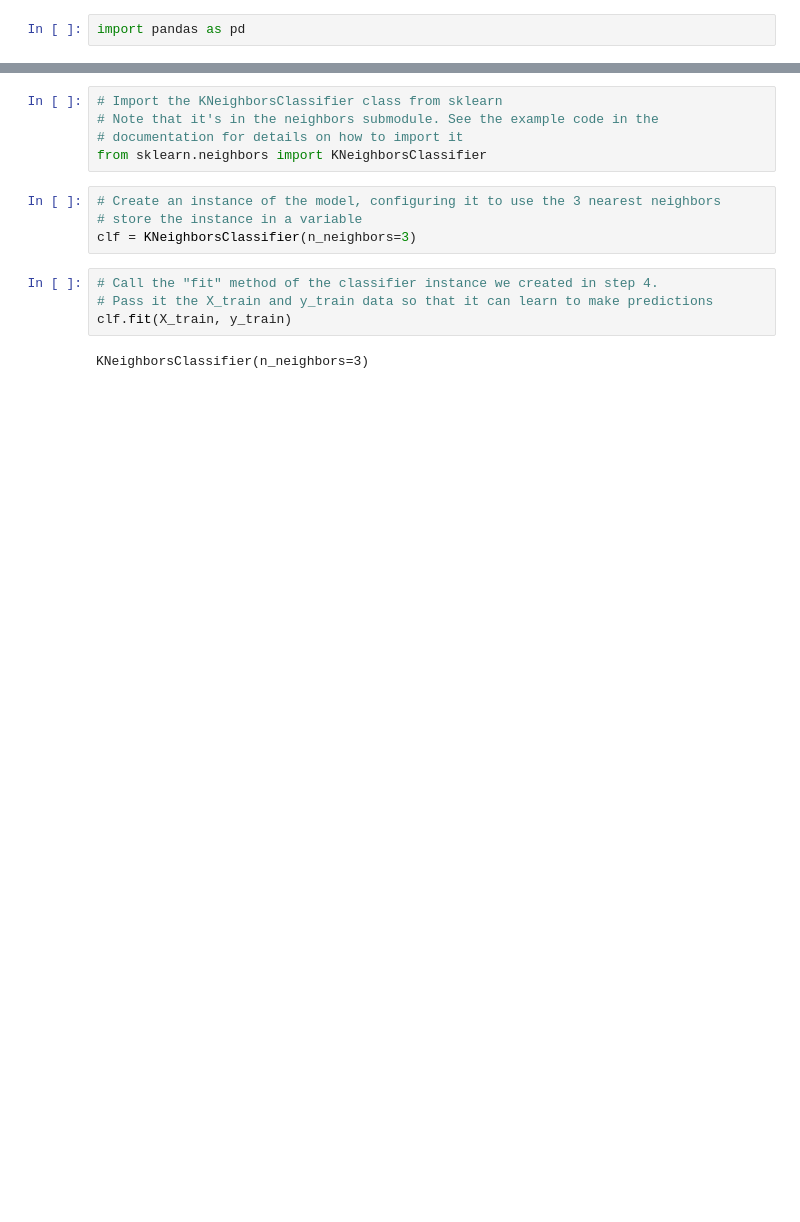
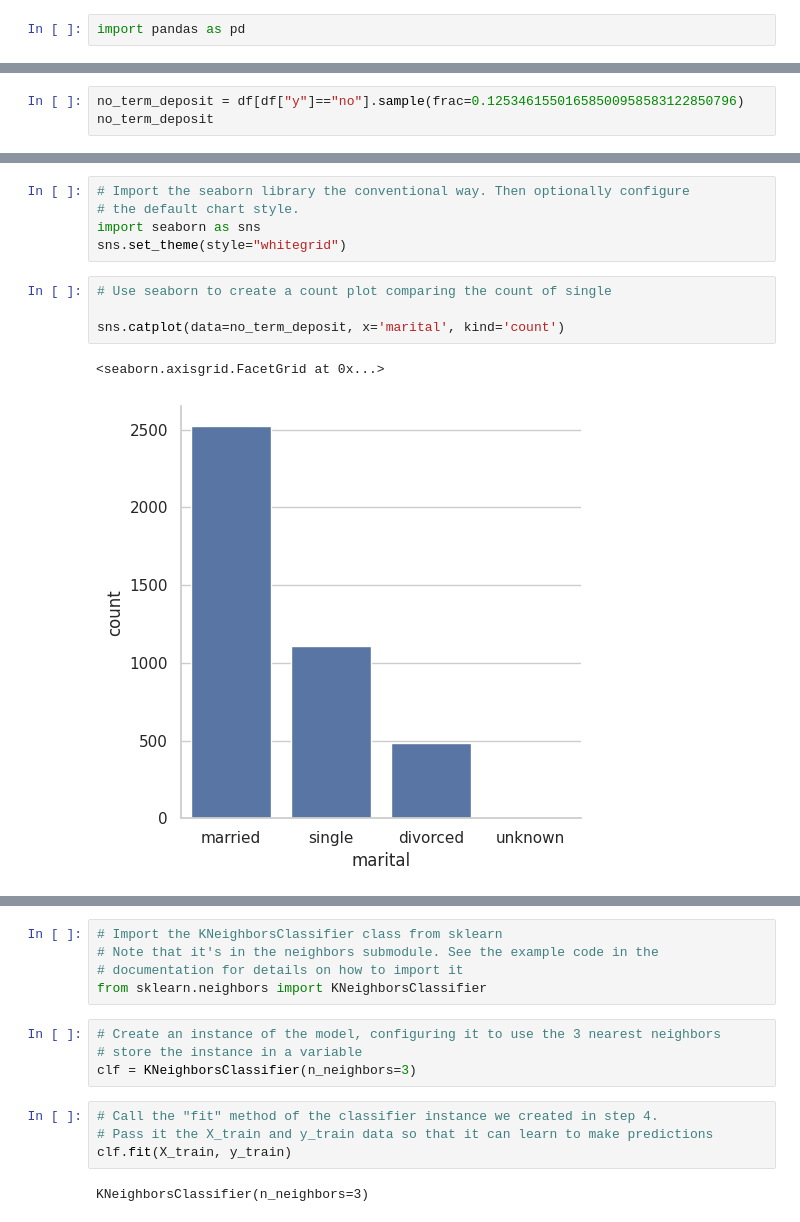
Before and after one commit to jrfanfan/Android_temp_con, a Jupyter notebook: Copy_of_starter_bank.ipynb, the cells around one changed output, grey strips where cells are left out. Drawn from its saved outputs; the diff is of its cells as text; blank space fills up the shorter version.

```diff
--- a/Copy_of_starter_bank.ipynb
+++ b/Copy_of_starter_bank.ipynb
@@ -54,0 +23,3 @@ sns.countplot(x='marital', data=no_term_single_student)
+# %%
+no_term_deposit = df[df["y"]=="no"].sample(frac=0.12534615501658500958583122850796)
+no_term_deposit
@@ -54,0 +40,12 @@ sns.countplot(x='marital', data=no_term_single_student)
+# %%
+# Import the seaborn library the conventional way. Then optionally configure
+# the default chart style.
+import seaborn as sns
+sns.set_theme(style="whitegrid")
+# %%
+# Use seaborn to create a count plot comparing the count of single
+
+sns.catplot(data=no_term_deposit, x='marital', kind='count')
+# %% [output]
+<seaborn.axisgrid.FacetGrid at 0x...>
+[figure, added]
```
Also changed, not shown: parts of 23 cells of this notebook.
